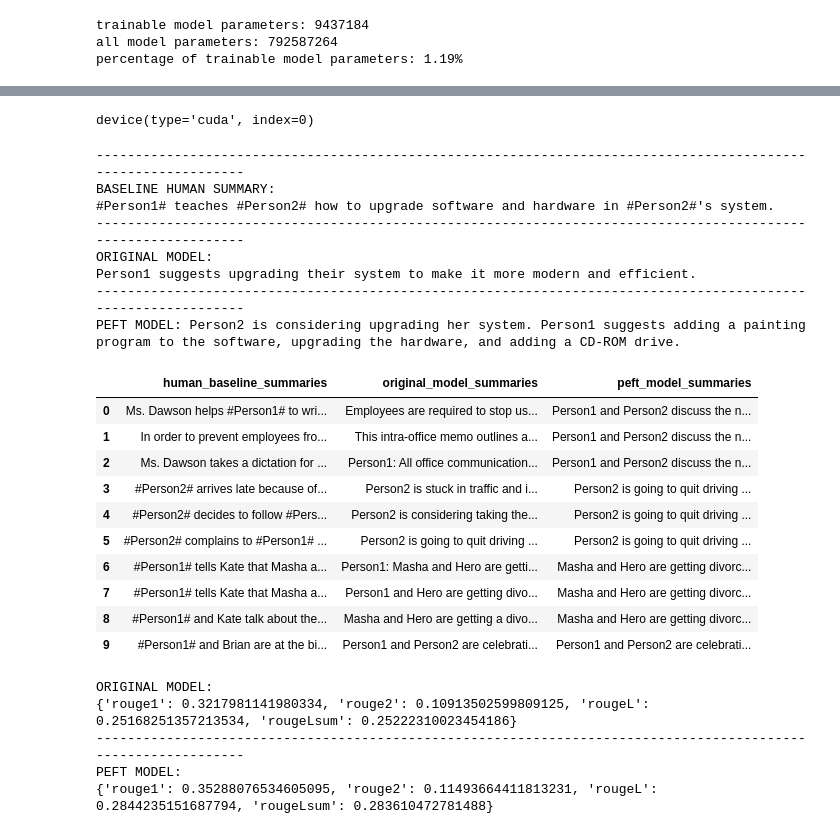
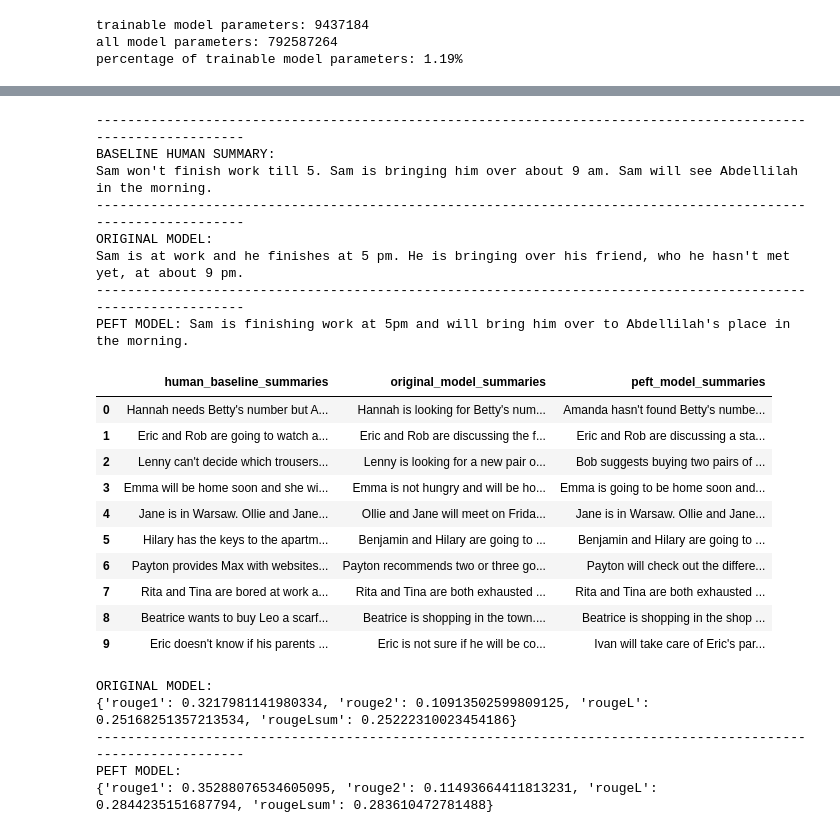
Before and after one commit to mowgl-i/Generative-AI-with-LLMs, a Jupyter notebook: Week-3/Alpaca_instruct_samsum copy.ipynb, the cells around one changed output, grey strips where cells are left out. Cells and saved outputs as stored; diff of their text form; code cells hidden in the pictures.

Commit message:
For a friend

```diff
--- a/Week-3/Alpaca_instruct_samsum copy.ipynb
+++ b/Week-3/Alpaca_instruct_samsum copy.ipynb
@@ -197,0 +118,13 @@ ORIGINAL MODEL:
+# %%
+def tokenize_function(example):
+    start_prompt = 'Summarize the following conversation.\n\n'
+    end_prompt = '\n\nSummary: '
+    prompt = [start_prompt + dialogue + end_prompt for dialogue in example["dialogue"]]
+    example['input_ids'] = tokenizer(prompt, padding="max_length", truncation=True, return_tensors="pt").to(device_map).input_ids
+    example['labels'] = tokenizer(example["summary"], padding="max_length", truncation=True, return_tensors="pt").to(device_map).input_ids
+
+    return example
+
+# The dataset actually contains 3 diff splits: train, validation, test.
+# The tokenize_function code is handling all data across all splits in batches.
+tokenized_datasets = dataset.map(tokenize_function, batched=True)
@@ -218,13 +208,13 @@ percentage of trainable model parameters: 1.19%
 output_dir = f'./peft-dialogue-summary-training-{str(int(time.time()))}'
 
 peft_training_args = TrainingArguments(
-    output_dir=output_dir,
+    output_dir=output_dir, # where to store checkpoints
     auto_find_batch_size=True,
-    learning_rate=1e-5, # Higher learning rate than full fine-tuning.
+    learning_rate=1e-5,
     num_train_epochs=10,
     logging_steps=1,
     max_steps=20
-)
+) # could use  save_total_limit=2,overwrite_output_dir=True to limit number of checkpoints saved.
 
 peft_trainer = Trainer(
     model=peft_model,
@@ -271,15 +263,12 @@ View run at https://wandb.ai/miklpuerto69/huggingface/runs/f1bv0jil
 # %%
-from peft import PeftModel, PeftConfig
-peft_model_base = AutoModelForSeq2SeqLM.from_pretrained("declare-lab/flan-alpaca-large", torch_dtype=torch.bfloat16)
-tokenizer = AutoTokenizer.from_pretrained("declare-lab/flan-alpaca-large")
-peft_model = PeftModel.from_pretrained(peft_model_base,
-                                       './peft-dialogue-summary-checkpoint-local/',
-                                       torch_dtype=torch.bfloat16,
-                                       is_trainable=False).to('cuda')
+# Using this to load model back in. Notice you need load the base model, then your own fine tuned peft adapter, with the base model, using the PeftModel function.
+# from peft import PeftModel, PeftConfig
+# peft_model_base = AutoModelForSeq2SeqLM.from_pretrained("declare-lab/flan-alpaca-large", torch_dtype=torch.bfloat16)
+# tokenizer = AutoTokenizer.from_pretrained("declare-lab/flan-alpaca-large")
+# peft_model = PeftModel.from_pretrained(peft_model_base,
+#                                        './peft-dialogue-summary-checkpoint-local/',
+#                                        torch_dtype=torch.bfloat16,
+#                                        is_trainable=False).to('cuda')
-# %%
-peft_model.device
-# %% [output]
-device(type='cuda', index=0)
 # %%
 index = 200
 dialogue = dataset['test'][index]['dialogue']
@@ -297,8 +286,8 @@ input_ids = tokenizer(prompt, return_tensors="pt").to('cuda').input_ids
 original_model_outputs = model.generate(input_ids=input_ids, generation_config=GenerationConfig(max_new_tokens=200, num_beams=1))
 original_model_text_output = tokenizer.decode(original_model_outputs[0], skip_special_tokens=True)
 
-
-peft_model_outputs = peft_model.generate(input_ids=input_ids, generation_config=GenerationConfig(max_new_tokens=200, num_beams=1))
+# Using the finetuned model right after training, didn't even save it.
+peft_model_outputs = peft_trainer.model.generate(input_ids=input_ids, generation_config=GenerationConfig(max_new_tokens=200, num_beams=1)) # NOTICE THAT YOU CAN YOUS THE MODEL RIGHT AFTER TRAINING. Traine.Model.Generate <---
 peft_model_text_output = tokenizer.decode(peft_model_outputs[0], skip_special_tokens=True)
 dash_line = "-----------"*10
 print(dash_line)
@@ -310,12 +299,12 @@ print(f'PEFT MODEL: {peft_model_text_output}')
 # %% [output]
 --------------------------------------------------------------------------------------------------------------
 BASELINE HUMAN SUMMARY:
-#Person1# teaches #Person2# how to upgrade software and hardware in #Person2#'s system.
+Sam won't finish work till 5. Sam is bringing him over about 9 am. Sam will see Abdellilah in the morning.
 --------------------------------------------------------------------------------------------------------------
 ORIGINAL MODEL:
-Person1 suggests upgrading their system to make it more modern and efficient.
+Sam is at work and he finishes at 5 pm. He is bringing over his friend, who he hasn't met yet, at about 9 pm.
 --------------------------------------------------------------------------------------------------------------
-PEFT MODEL: Person2 is considering upgrading her system. Person1 suggests adding a painting program to the software, upgrading the hardware, and adding a CD-ROM drive.
+PEFT MODEL: Sam is finishing work at 5pm and will bring him over to Abdellilah's place in the morning.
 # %%
 dialogues = dataset['test'][0:10]['dialogue']
 human_baseline_summaries = dataset['test'][0:10]['summary']
@@ -324,43 +313,43 @@ original_model_summaries = []
 instruct_model_summaries = []
 peft_model_summaries = []
 
 for idx, dialogue in enumerate(dialogues):
     prompt = f"""
 Summarize the following conversation.
 
 {dialogue}
 
 Summary: """
 
     input_ids = tokenizer(prompt, return_tensors="pt").to('cuda').input_ids
 
     human_baseline_text_output = human_baseline_summaries[idx]
 
     original_model_outputs = model.generate(input_ids=input_ids, generation_config=GenerationConfig(max_new_tokens=200))
     original_model_text_output = tokenizer.decode(original_model_outputs[0], skip_special_tokens=True)
 
-    peft_model_outputs = peft_model.generate(input_ids=input_ids, generation_config=GenerationConfig(max_new_tokens=200))
+    peft_model_outputs = peft_trainer.model.generate(input_ids=input_ids, generation_config=GenerationConfig(max_new_tokens=200))
     peft_model_text_output = tokenizer.decode(peft_model_outputs[0], skip_special_tokens=True)
 
     original_model_summaries.append(original_model_text_output)
     # instruct_model_summaries.append(instruct_model_text_output)
     peft_model_summaries.append(peft_model_text_output)
 
 zipped_summaries = list(zip(human_baseline_summaries, original_model_summaries, peft_model_summaries))
 
 df = pd.DataFrame(zipped_summaries, columns = ['human_baseline_summaries', 'original_model_summaries', 'peft_model_summaries'])
 df
 # %% [output]
 |  | human_baseline_summaries | original_model_summaries | peft_model_summaries |
-| 0 | Ms. Dawson helps #Person1# to wri... | Employees are required to stop us... | Person1 and Person2 discuss the n... |
-| 1 | In order to prevent employees fro... | This intra-office memo outlines a... | Person1 and Person2 discuss the n... |
-| 2 | Ms. Dawson takes a dictation for ... | Person1: All office communication... | Person1 and Person2 discuss the n... |
-| 3 | #Person2# arrives late because of... | Person2 is stuck in traffic and i... | Person2 is going to quit driving ... |
-| 4 | #Person2# decides to follow #Pers... | Person2 is considering taking the... | Person2 is going to quit driving ... |
-| 5 | #Person2# complains to #Person1# ... | Person2 is going to quit driving ... | Person2 is going to quit driving ... |
-| 6 | #Person1# tells Kate that Masha a... | Person1: Masha and Hero are getti... | Masha and Hero are getting divorc... |
-| 7 | #Person1# tells Kate that Masha a... | Person1 and Hero are getting divo... | Masha and Hero are getting divorc... |
-| 8 | #Person1# and Kate talk about the... | Masha and Hero are getting a divo... | Masha and Hero are getting divorc... |
-| 9 | #Person1# and Brian are at the bi... | Person1 and Person2 are celebrati... | Person1 and Person2 are celebrati... |
+| 0 | Hannah needs Betty's number but A... | Hannah is looking for Betty's num... | Amanda hasn't found Betty's numbe... |
+| 1 | Eric and Rob are going to watch a... | Eric and Rob are discussing the f... | Eric and Rob are discussing a sta... |
+| 2 | Lenny can't decide which trousers... | Lenny is looking for a new pair o... | Bob suggests buying two pairs of ... |
+| 3 | Emma will be home soon and she wi... | Emma is not hungry and will be ho... | Emma is going to be home soon and... |
+| 4 | Jane is in Warsaw. Ollie and Jane... | Ollie and Jane will meet on Frida... | Jane is in Warsaw. Ollie and Jane... |
+| 5 | Hilary has the keys to the apartm... | Benjamin and Hilary are going to ... | Benjamin and Hilary are going to ... |
+| 6 | Payton provides Max with websites... | Payton recommends two or three go... | Payton will check out the differe... |
+| 7 | Rita and Tina are bored at work a... | Rita and Tina are both exhausted ... | Rita and Tina are both exhausted ... |
+| 8 | Beatrice wants to buy Leo a scarf... | Beatrice is shopping in the town.... | Beatrice is shopping in the shop ... |
+| 9 | Eric doesn't know if his parents ... | Eric is not sure if he will be co... | Ivan will take care of Eric's par... |
 # %%
 rouge = evaluate.load('rouge')
```
Also changed, not shown: parts of 30 cells of this notebook.
